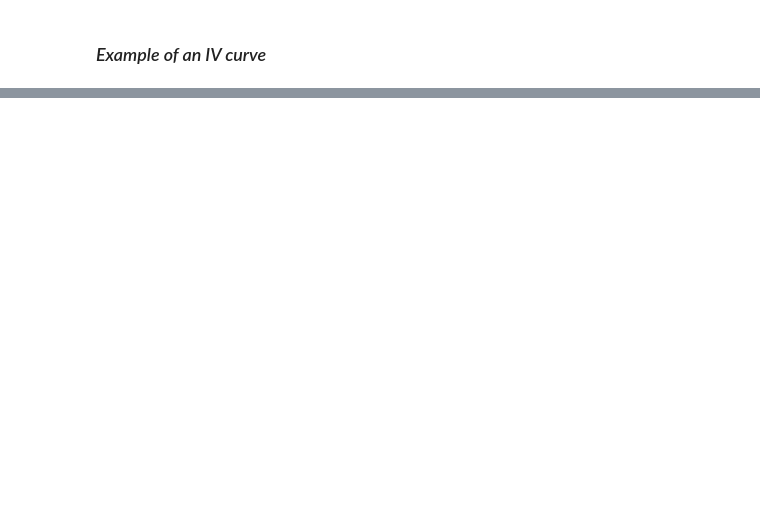
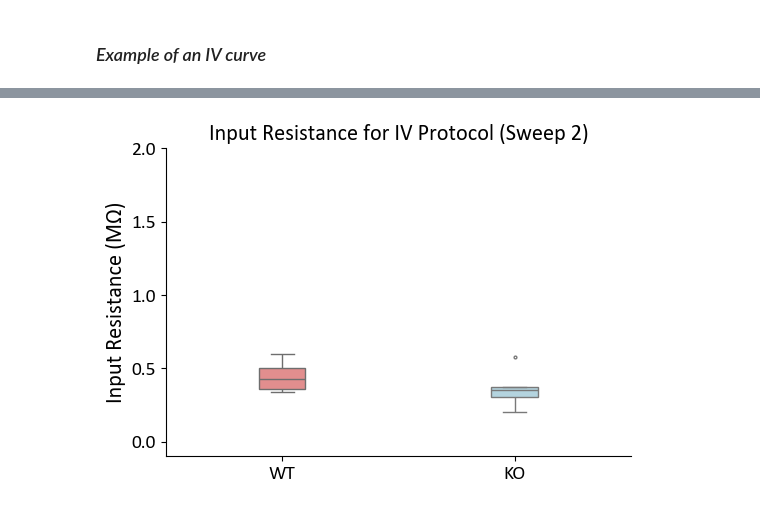
Before and after one commit to OmeRichWeizmann/Yizhar_lab, a Jupyter notebook: Uri's_Sapap3/ephys_sapap3_vs_wt.ipynb, the cells around one changed output, grey strips where cells are left out. Saved outputs shown, nothing was run; the diff lists cells and outputs as text; code cells hidden in the pictures; blank space fills up the shorter version.

```diff
--- a/Uri's_Sapap3/ephys_sapap3_vs_wt.ipynb
+++ b/Uri's_Sapap3/ephys_sapap3_vs_wt.ipynb
@@ -236,0 +117,24 @@ Available table keys: ['2025_07_14_0001_sweep_0', '2025_07_14_0007_sweep_1', '20
+# %%
+ko_ramp_path = r"""Z:\Omer\Ph.D\Project- Uri's sapap3ko_vs_wt_crh_cells\Data\DATA for analysis\KO\4.8.25\2025_08_04_0010.abf"""
+abf = pyabf.ABF(ko_ramp_path)
+colormap = 'Blues'  # You can change this to any colormap you prefer, e.g. 'viridis', 'plasma', 'Blues', 'Greens', 'magma', 'cividis', etc.
+cmap = cm.get_cmap(colormap)
+plt.figure(figsize=(6, 7))
+plt.title("M481_KO Ramp protocol with hyperpolarization current injection to -70 mV")
+sweeps_to_plot =[0,1,2,4,9]
+for idx, sweep in enumerate(sweeps_to_plot):
+    abf.setSweep(sweep,1,baseline=[0,0.1])
+    plt.plot(abf.sweepX,abf.sweepY-(130*idx),label=f'Current injected: {(sweep)*70} pA',color=cmap(idx / (len(sweeps_to_plot)-2)),linewidth=0.7)
+plt.legend(fontsize = 12)
+plt.ylim(-700, 100)
+plt.xlim(0.2, 2.8)
+plt.xlabel("Time (s)")
+
+plt.figure()
+for idx, sweep in enumerate(sweeps_to_plot):
+    abf.setSweep(sweep,2)
+    plt.plot(abf.sweepX,abf.sweepY,label=f'Current injected: {(sweep)*70} pA',color=cmap(idx / (len(sweeps_to_plot)-2)),linewidth=0.7)
+plt.legend(fontsize=12)
+plt.xlabel("Time (s)")
+plt.ylabel("Curtrent (pA)")
+plt.xlim(0.2, 2.8)
@@ -236,0 +359,17 @@ Available table keys: ['2025_07_14_0001_sweep_0', '2025_07_14_0007_sweep_1', '20
+# %%
+wt_df = main_processor(r"""Z:\Omer\Ph.D\Project- Uri's sapap3ko_vs_wt_crh_cells\Data\DATA for analysis\WT""")
+ko_df = main_processor(r"""Z:\Omer\Ph.D\Project- Uri's sapap3ko_vs_wt_crh_cells\Data\DATA for analysis\KO""")
+# %%
+filtred_data_wt = wt_df[(wt_df['sweep_number'] == 2) & (wt_df['protocol'] == 'iv_protocol')]
+filtred_data_ko = ko_df[(ko_df['sweep_number'] == 2) & (ko_df['protocol'] == 'iv_protocol')]
+plt.figure(figsize=(6, 4))
+sns.boxplot(x = 0,y=filtred_data_wt['input_resistance'].dropna(), color='lightcoral', width=0.2, linewidth=1, fliersize=2)
+sns.boxplot(x = 1,y=filtred_data_ko['input_resistance'].dropna(), color='lightblue', width=0.2, linewidth=1, fliersize=2)
+plt.ylabel('Input Resistance (MΩ)', fontsize=16)
+plt.title('Input Resistance for IV Protocol (Sweep 2)', fontsize=16)
+plt.xticks([0,1], ['WT','KO'])
+sns.despine()
+plt.ylim(-0.1, 2)
+plt.show()
+# %% [output]
+[figure, added]
```
Also changed, not shown: parts of 21 cells of this notebook, 1 other file.
